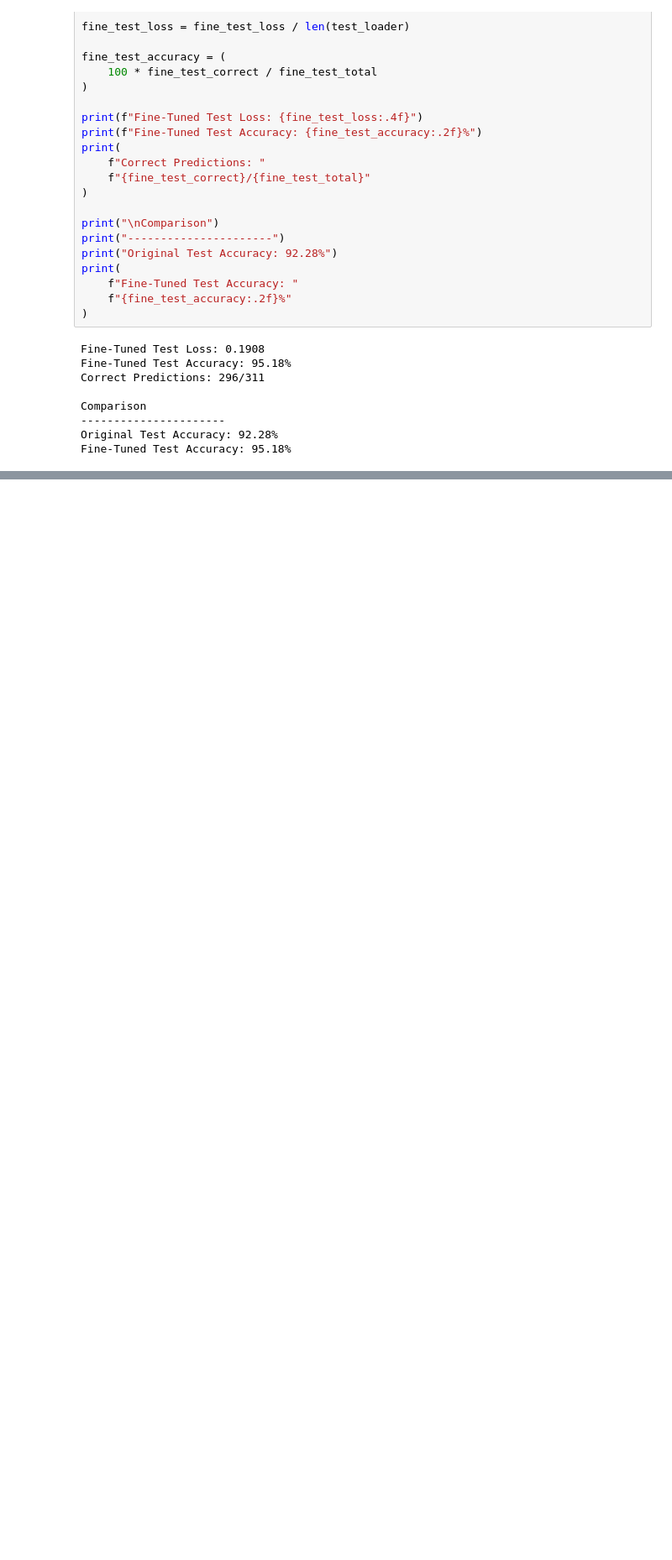
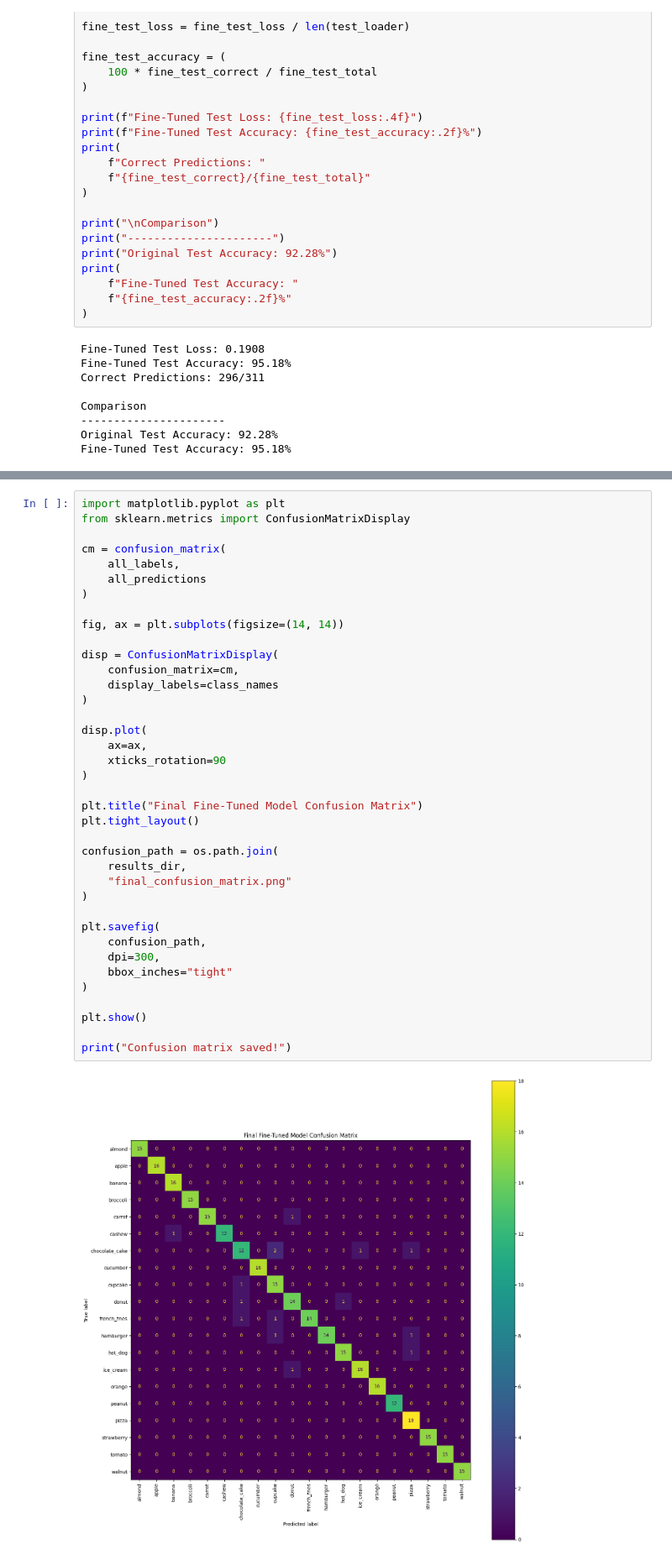
Before and after one commit to yeansreymom25-eng/food-recognition-nutrition, a Jupyter notebook: food_recognition.ipynb, the cells around one changed output, grey strips where cells are left out. Shown at 84% size. Saved outputs shown, nothing was run; the diff lists cells and outputs as text; blank space fills up the shorter version.

Commit message:
Add final evaluation results and model comparison

```diff
--- a/food_recognition.ipynb
+++ b/food_recognition.ipynb
@@ -2419,0 +2517,40 @@ Fine-tuning does not always guarantee better test accuracy, so we test before de
+# %%
+import matplotlib.pyplot as plt
+from sklearn.metrics import ConfusionMatrixDisplay
+
+cm = confusion_matrix(
+    all_labels,
+    all_predictions
+)
+
+fig, ax = plt.subplots(figsize=(14, 14))
+
+disp = ConfusionMatrixDisplay(
+    confusion_matrix=cm,
+    display_labels=class_names
+)
+
+disp.plot(
+    ax=ax,
+    xticks_rotation=90
+)
+
+plt.title("Final Fine-Tuned Model Confusion Matrix")
+plt.tight_layout()
+
+confusion_path = os.path.join(
+    results_dir,
+    "final_confusion_matrix.png"
+)
+
+plt.savefig(
+    confusion_path,
+    dpi=300,
+    bbox_inches="tight"
+)
+
+plt.show()
+
+print("Confusion matrix saved!")
+# %% [output]
+[figure, added]
```
Also changed, not shown: parts of 10 cells of this notebook.
